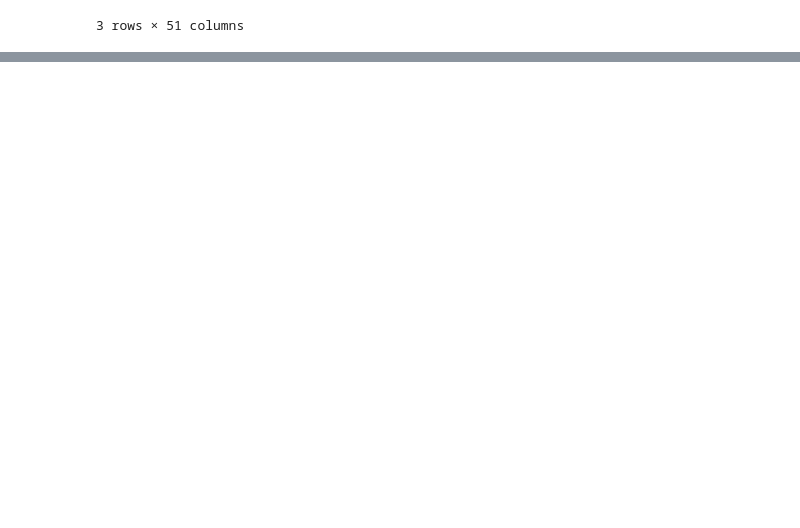
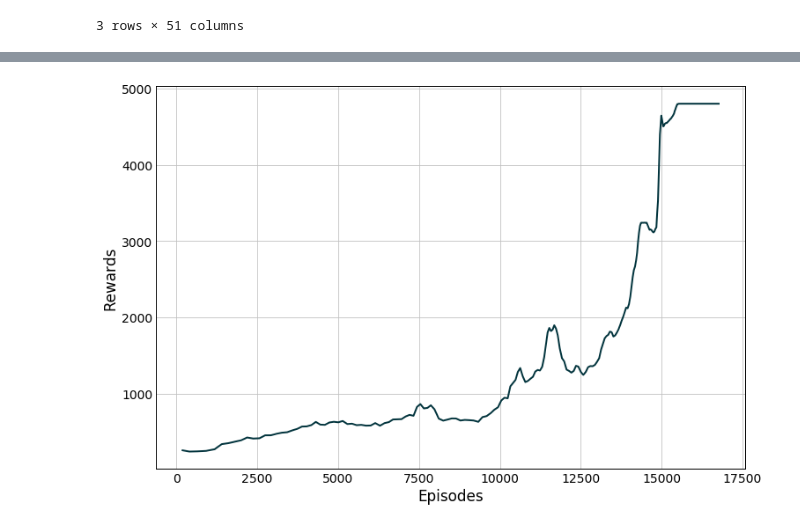
Before and after one commit to hubbs5/or-gym, a Jupyter notebook: notebooks/rllib_integration.ipynb, the cells around one changed output, grey strips where cells are left out. Drawn from its saved outputs; the diff is of its cells as text; code cells hidden in the pictures; blank space fills up the shorter version.

Commit message:
adding training_curves to notebook to quickly visualize results

```diff
--- a/notebooks/rllib_integration.ipynb
+++ b/notebooks/rllib_integration.ipynb
@@ -465,3 +465,13 @@ results.dataframe()
 | 1 | 441.0 | 179.0 | 307.176796 | 22.060773 | 181 | ... |
 | 2 | 399.0 | 160.0 | 261.569231 | 20.615385 | 195 | ... |
 3 rows × 51 columns
+# %%
+import pandas as pd
+df = pd.read_csv('/home/christian/GitHub/or-gym/or_gym/benchmarks/knapsack/results/Knapsack-v0_or_gym_tune2020-03-21.csv')
+# %%
+top = df.loc[df['episode_reward_mean']==df['episode_reward_mean'].max()]
+# %%
+data_path = top['logdir'][1]
+# %%
+train_data = pd.read_csv(data_path + '/progress.csv')
+train_data.head()
@@ -467,0 +486,8 @@ results.dataframe()
+# %%
+plt.figure(figsize=(12,8))
+plt.plot(train_data['episodes_total'], train_data['episode_reward_mean'])
+plt.xlabel('Episodes')
+plt.ylabel('Rewards')
+plt.show()
+# %% [output]
+[figure, added]
```
Also changed, not shown: parts of 1 cell of this notebook, 2 other files.
